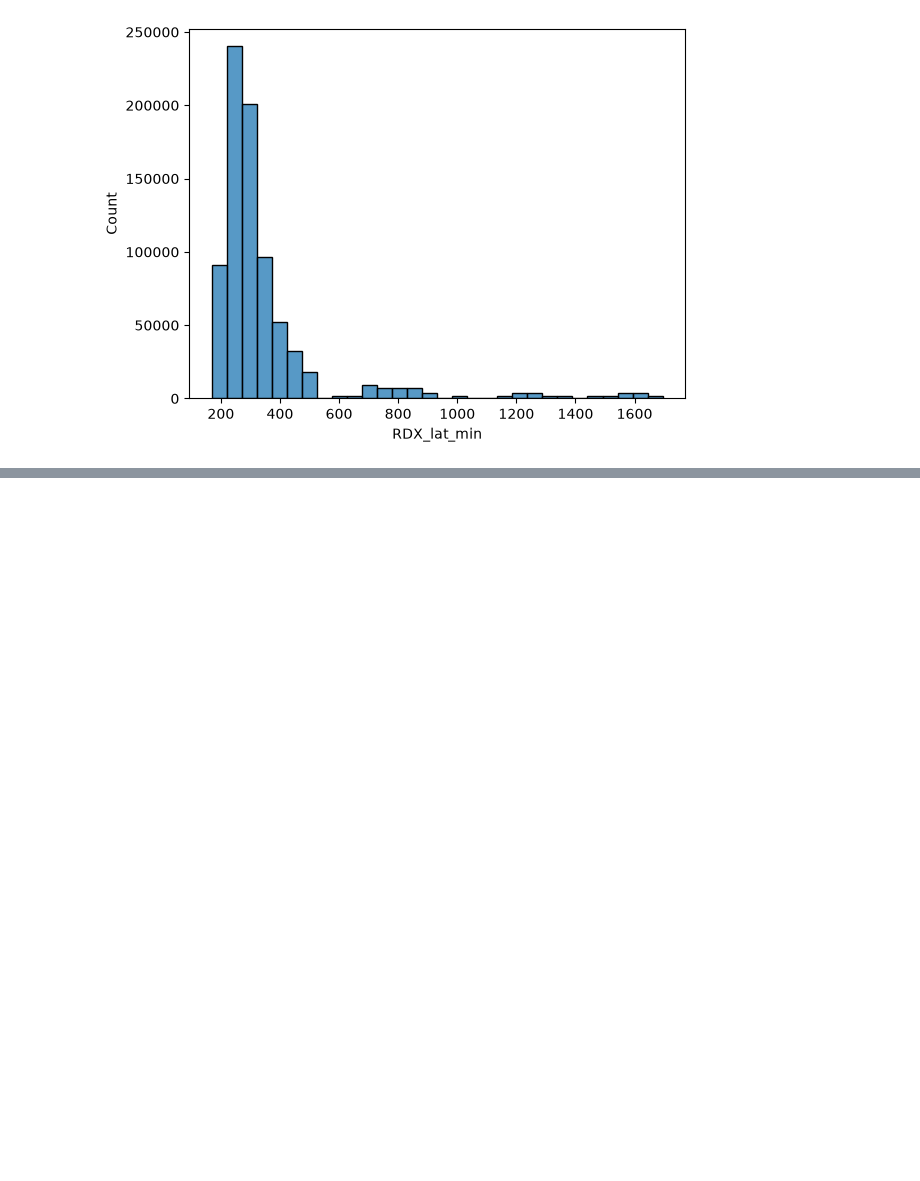
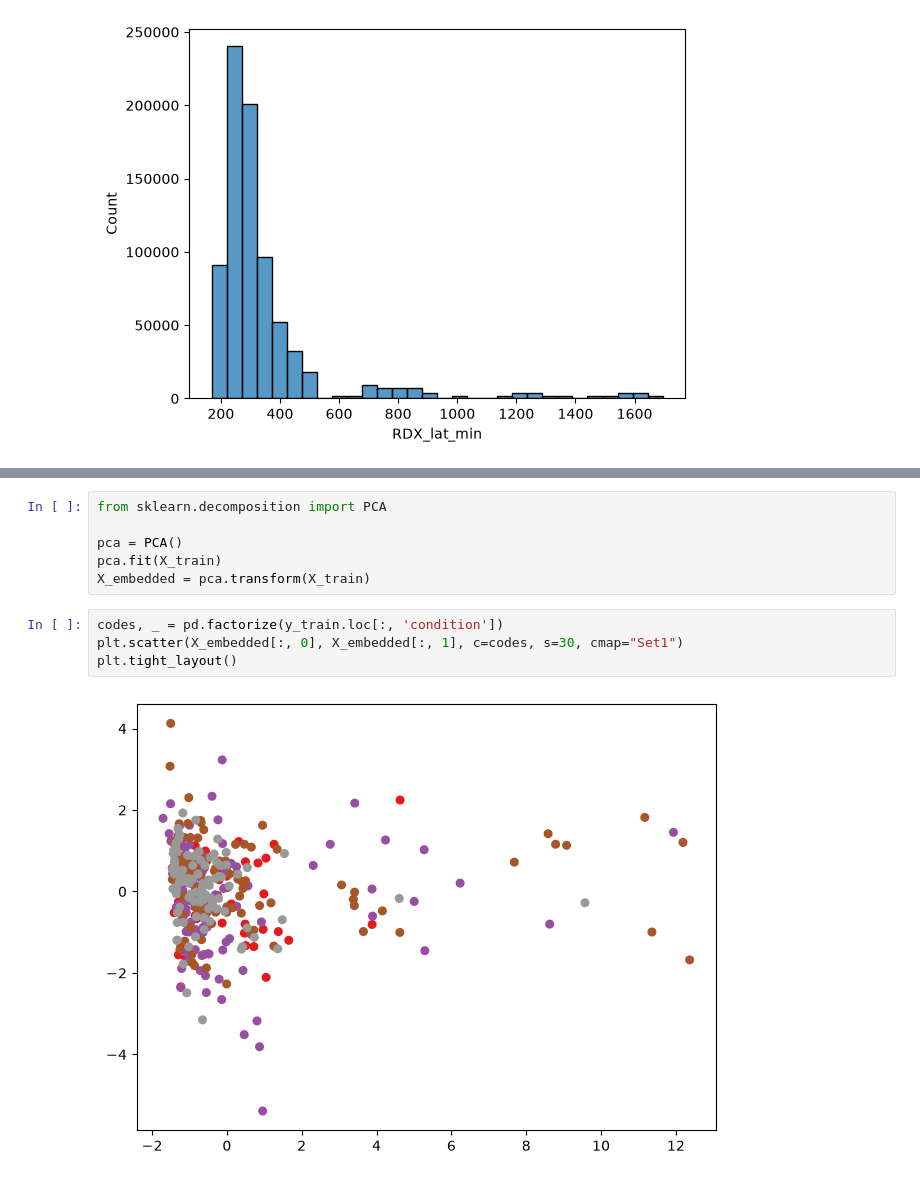
Before and after one commit to arthbreaker/2026_M1_internship, a Jupyter notebook: data_preparation.ipynb, the cells around one changed output, grey strips where cells are left out. Cells and saved outputs as stored; diff of their text form; blank space fills up the shorter version.

```diff
--- a/data_preparation.ipynb
+++ b/data_preparation.ipynb
@@ -144,0 +186,12 @@ sns.histplot(rdx_data, x='RDX_lat_min', bins=30)
+# %%
+from sklearn.decomposition import PCA
+
+pca = PCA()
+pca.fit(X_train)
+X_embedded = pca.transform(X_train)
+# %%
+codes, _ = pd.factorize(y_train.loc[:, 'condition'])
+plt.scatter(X_embedded[:, 0], X_embedded[:, 1], c=codes, s=30, cmap="Set1")
+plt.tight_layout()
+# %% [output]
+[figure, added]
```
Also changed, not shown: parts of 8 cells of this notebook, 1 other file.
